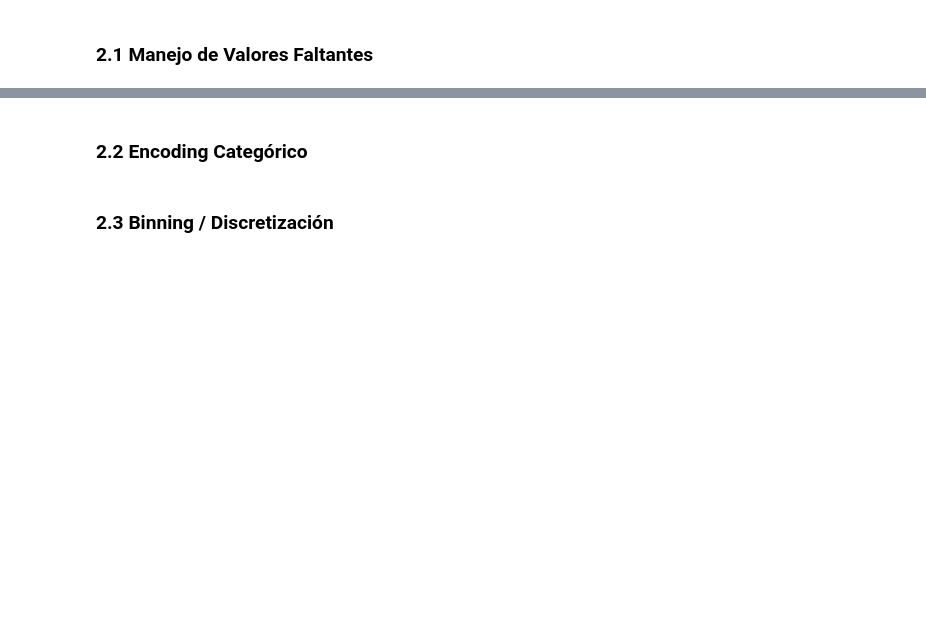
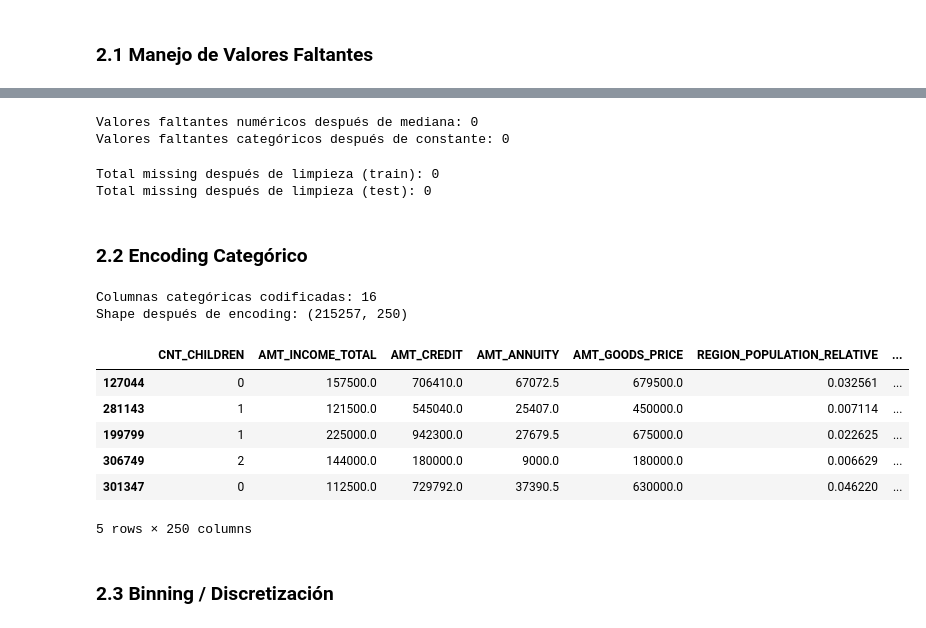
Before and after one commit to herbert-liz/Credit-Scoring-Tool, a Jupyter notebook: example/credit_scoring_example.ipynb, the cells around one changed output, grey strips where cells are left out. Cells and saved outputs as stored; diff of their text form; code cells hidden in the pictures; blank space fills up the shorter version.

```diff
--- a/example/credit_scoring_example.ipynb
+++ b/example/credit_scoring_example.ipynb
@@ -53,40 +80,59 @@ print(X_train.isnull().sum().sort_values(ascending=False).head(10))
 # %%
 # Manejo de numéricos con mediana
-X_num_clean = handle_numeric_missing_values(X_train, strategy="median")
-print(f"
-Valores faltantes numéricos después de mediana: {X_num_clean.select_dtypes(include=['number']).isnull().sum().sum()}")
+X_num_clean = handle_numeric_missing_values(X_train, strategy="replace",value= -1)
+print(f"Valores faltantes numéricos después de mediana: {X_num_clean.select_dtypes(include=['number']).isnull().sum().sum()}")
 
 # Manejo de categóricos con moda
-X_cat_clean = handle_categorical_missing_values(X_train, strategy="mode")
-print(f"Valores faltantes categóricos después de moda: {X_cat_clean.select_dtypes(exclude=['number']).isnull().sum().sum()}")
+X_cat_clean = handle_categorical_missing_values(X_train, strategy="constant", fill_value="missing")
+print(f"Valores faltantes categóricos después de constante: {X_cat_clean.select_dtypes(exclude=['number']).isnull().sum().sum()}")
+# %% [output]
+Valores faltantes numéricos después de mediana: 0
+Valores faltantes categóricos después de constante: 0
 # %%
 # Función combinada
 X_train_clean = handle_missing_values(
     X_train,
-    numeric_strategy="median",
-    categorical_strategy="mode",
+    numeric_strategy="replace",
+    numeric_fill_value=-1,
+    categorical_strategy="constant",
+    categorical_fill_value="missing",
 )
 X_test_clean = handle_missing_values(
     X_test,
-    numeric_strategy="median",
-    categorical_strategy="mode",
+    numeric_strategy="replace",
+    numeric_fill_value=-1,
+    categorical_strategy="constant",
+    categorical_fill_value="missing",
 )
 print(f"Total missing después de limpieza (train): {X_train_clean.isnull().sum().sum()}")
 print(f"Total missing después de limpieza (test): {X_test_clean.isnull().sum().sum()}")
+# %% [output]
+Total missing después de limpieza (train): 0
+Total missing después de limpieza (test): 0
 # %% [markdown]
 ### 2.2 Encoding Categórico
 # %%
 from creditScoring.preprocessing import CategoricalEncoder
 
 # Encoding por frecuencia
-encoder = CategoricalEncoder(method="frequency")
+encoder = CategoricalEncoder(method="onehot")
 encoder.fit(X_train_clean, y_train)
 X_train_encoded = encoder.transform(X_train_clean)
 X_test_encoded = encoder.transform(X_test_clean)
 
 print(f"Columnas categóricas codificadas: {len(encoder.columns_)}")
 print(f"Shape después de encoding: {X_train_encoded.shape}")
 X_train_encoded.head()
+# %% [output]
+Columnas categóricas codificadas: 16
+Shape después de encoding: (215257, 250)
+|  | CNT_CHILDREN | AMT_INCOME_TOTAL | AMT_CREDIT | AMT_ANNUITY | AMT_GOODS_PRICE | REGION_POPULATION_RELATIVE | ... |
+| 127044 | 0 | 157500.0 | 706410.0 | 67072.5 | 679500.0 | 0.032561 | ... |
+| 281143 | 1 | 121500.0 | 545040.0 | 25407.0 | 450000.0 | 0.007114 | ... |
+| 199799 | 1 | 225000.0 | 942300.0 | 27679.5 | 675000.0 | 0.022625 | ... |
+| 306749 | 2 | 144000.0 | 180000.0 | 9000.0 | 180000.0 | 0.006629 | ... |
+| 301347 | 0 | 112500.0 | 729792.0 | 37390.5 | 630000.0 | 0.046220 | ... |
+5 rows × 250 columns
 # %% [markdown]
 ### 2.3 Binning / Discretización
 # %%
```
Also changed, not shown: parts of 40 cells of this notebook.
